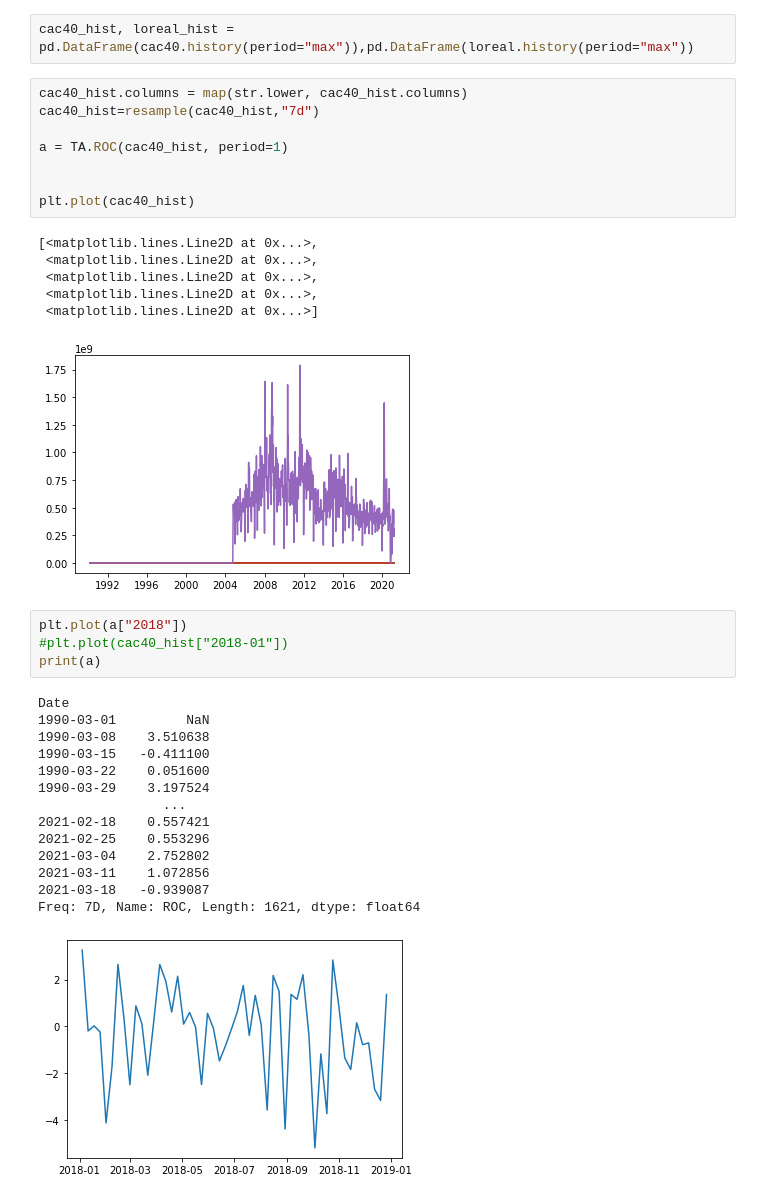
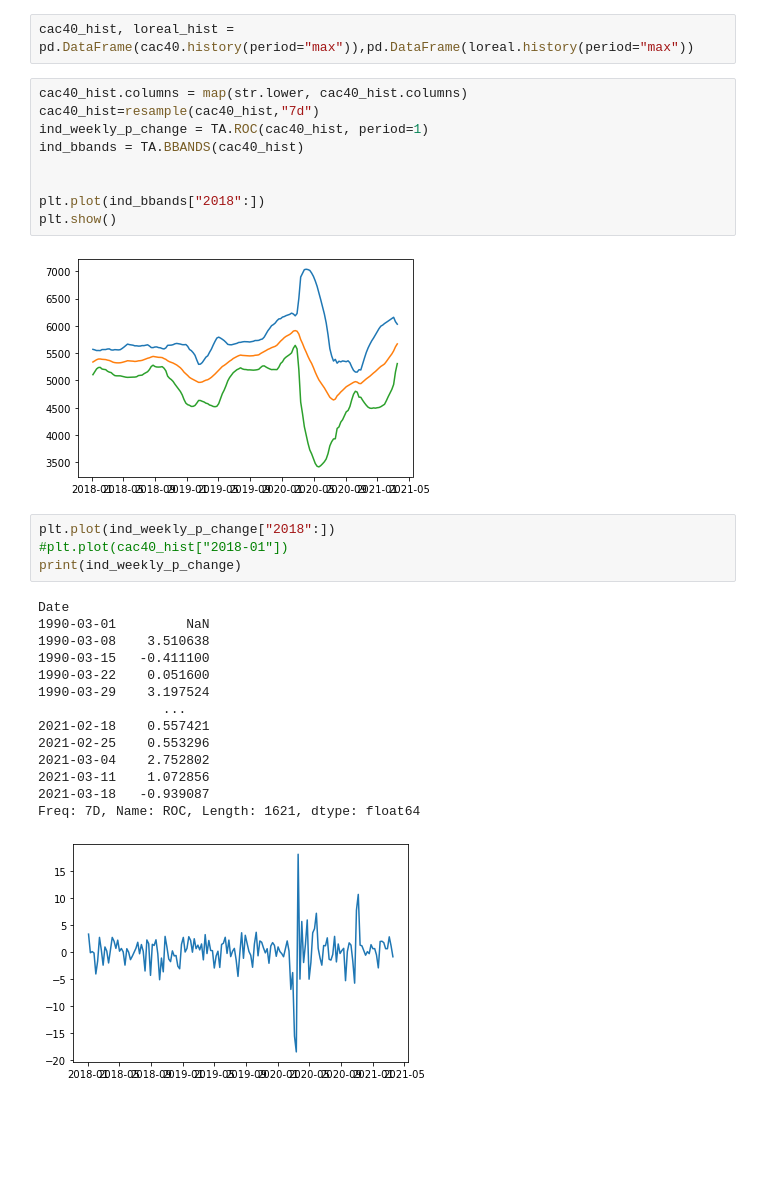
Before and after one commit to igaekus/projet-python-1A, a Jupyter notebook: algoTrading.ipynb, the cells around one changed output. Saved outputs shown, nothing was run; the diff lists cells and outputs as text; blank space fills up the shorter version.

```diff
--- a/algoTrading.ipynb
+++ b/algoTrading.ipynb
@@ -151,22 +151,18 @@ cac40_hist, loreal_hist = pd.DataFrame(cac40.history(period="max")),pd.DataFrame
 # %%
 cac40_hist.columns = map(str.lower, cac40_hist.columns)
 cac40_hist=resample(cac40_hist,"7d")
-
-a = TA.ROC(cac40_hist, period=1)
+ind_weekly_p_change = TA.ROC(cac40_hist, period=1)
+ind_bbands = TA.BBANDS(cac40_hist)
 
 
-plt.plot(cac40_hist)
+plt.plot(ind_bbands["2018":])
+plt.show()
 # %% [output]
-[<matplotlib.lines.Line2D at 0x...>,
- <matplotlib.lines.Line2D at 0x...>,
- <matplotlib.lines.Line2D at 0x...>,
- <matplotlib.lines.Line2D at 0x...>,
- <matplotlib.lines.Line2D at 0x...>]
-[figure, old version]
+[figure, new version]
 # %%
-plt.plot(a["2018"])
+plt.plot(ind_weekly_p_change["2018":])
 #plt.plot(cac40_hist["2018-01"])
-print(a)
+print(ind_weekly_p_change)
 # %% [output]
 Date
 1990-03-01         NaN
@@ -181,4 +177,4 @@ Date
 2021-03-11    1.072856
 2021-03-18   -0.939087
 Freq: 7D, Name: ROC, Length: 1621, dtype: float64
-[figure, old version]
+[figure, new version]
```
Also changed, not shown: parts of 4 cells of this notebook.
